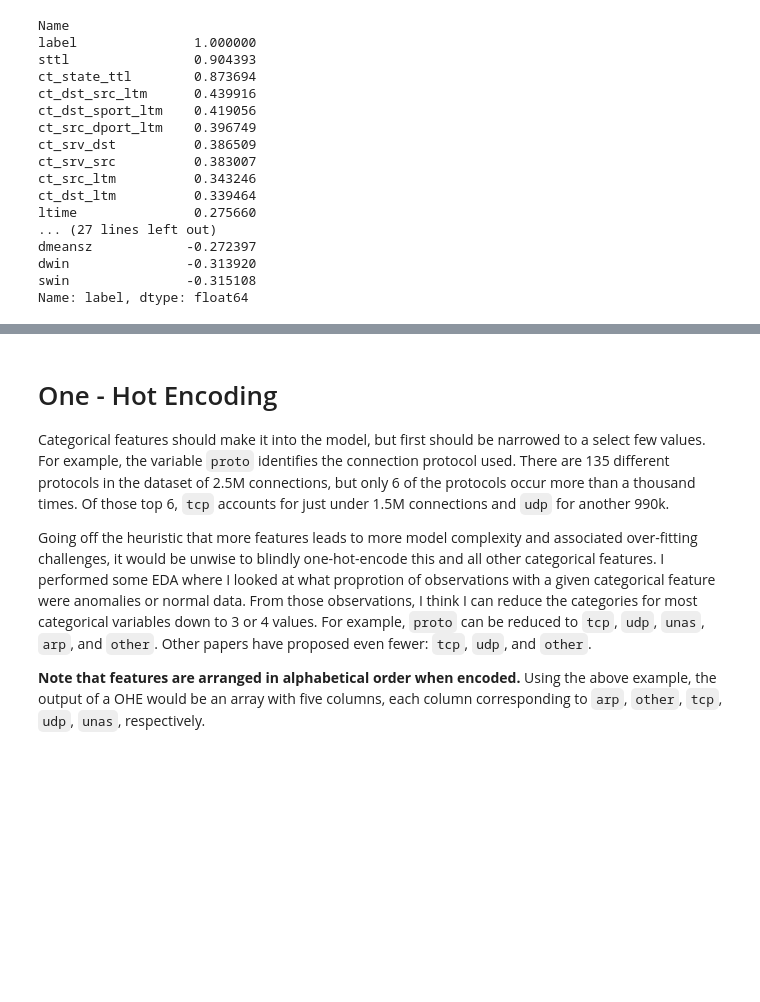
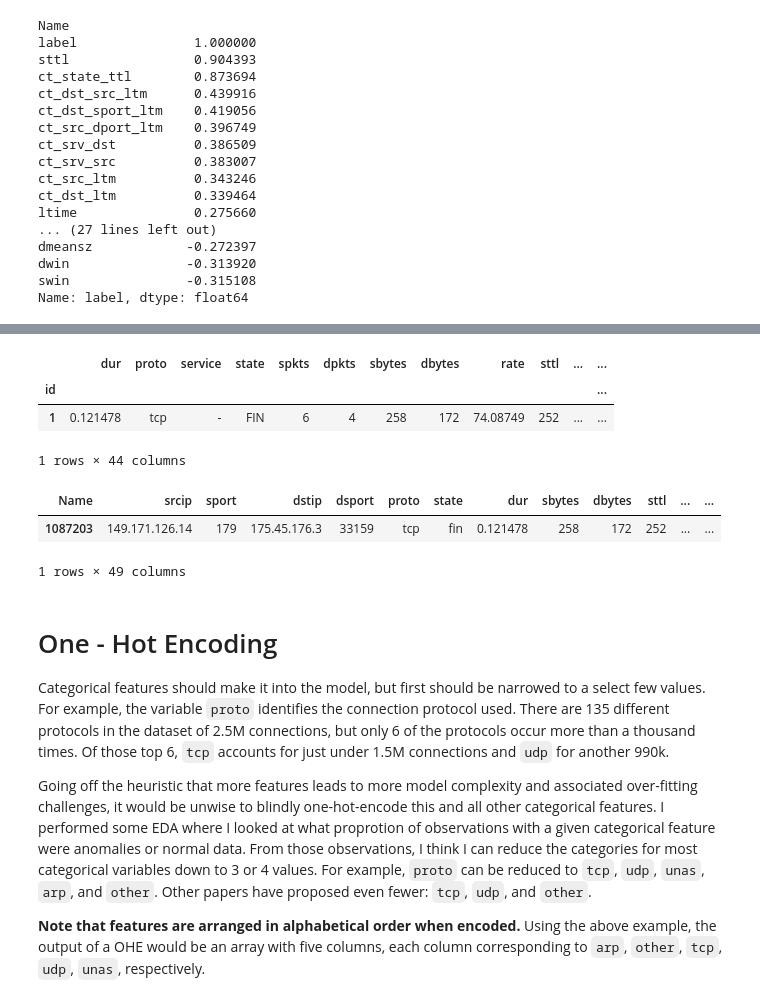
Before and after one commit to adamsxs/metis_project_05_anomaly_detection, a Jupyter notebook: 01_EDA_UNSW-NB15.ipynb, the cells around one changed output, grey strips where cells are left out. Cells and saved outputs as stored; diff of their text form; code cells hidden in the pictures; blank space fills up the shorter version.

```diff
--- a/01_EDA_UNSW-NB15.ipynb
+++ b/01_EDA_UNSW-NB15.ipynb
@@ -417,3 +312,19 @@ all_data.iloc[1087203].sttl
+# %%
+# Get first observation in training set
+data.head(1)
+# %% [output]
+|  | dur | proto | service | state | spkts | dpkts | sbytes | dbytes | rate | sttl | ... | ... |
+| id |  |  |  |  |  |  |  |  |  |  |  | ... |
+| 1 | 0.121478 | tcp | - | FIN | 6 | 4 | 258 | 172 | 74.08749 | 252 | ... | ... |
+1 rows × 44 columns
+# %%
+# Look at that observation as seen in the raw CSV files. Can we identify rate?
+mask = (all_data.spkts == 6) & (all_data.dbytes==172) & (all_data.dur == 0.121478)
+all_data[mask]
+# %% [output]
+| Name | srcip | sport | dstip | dsport | proto | state | dur | sbytes | dbytes | sttl | ... | ... |
+| 1087203 | 149.171.126.14 | 179 | 175.45.176.3 | 33159 | tcp | fin | 0.121478 | 258 | 172 | 252 | ... | ... |
+1 rows × 49 columns
 # %% [markdown]
 # One - Hot Encoding
 Categorical features should make it into the model, but first should be narrowed to a select few values. For example, the variable `proto` identifies the connection protocol used. There are 135 different protocols in the dataset of 2.5M connections, but only 6 of the protocols occur more than a thousand times. Of those top 6, `tcp` accounts for just under 1.5M connections and `udp` for another 990k.
```
Also changed, not shown: parts of 77 cells of this notebook, 4 other files.
